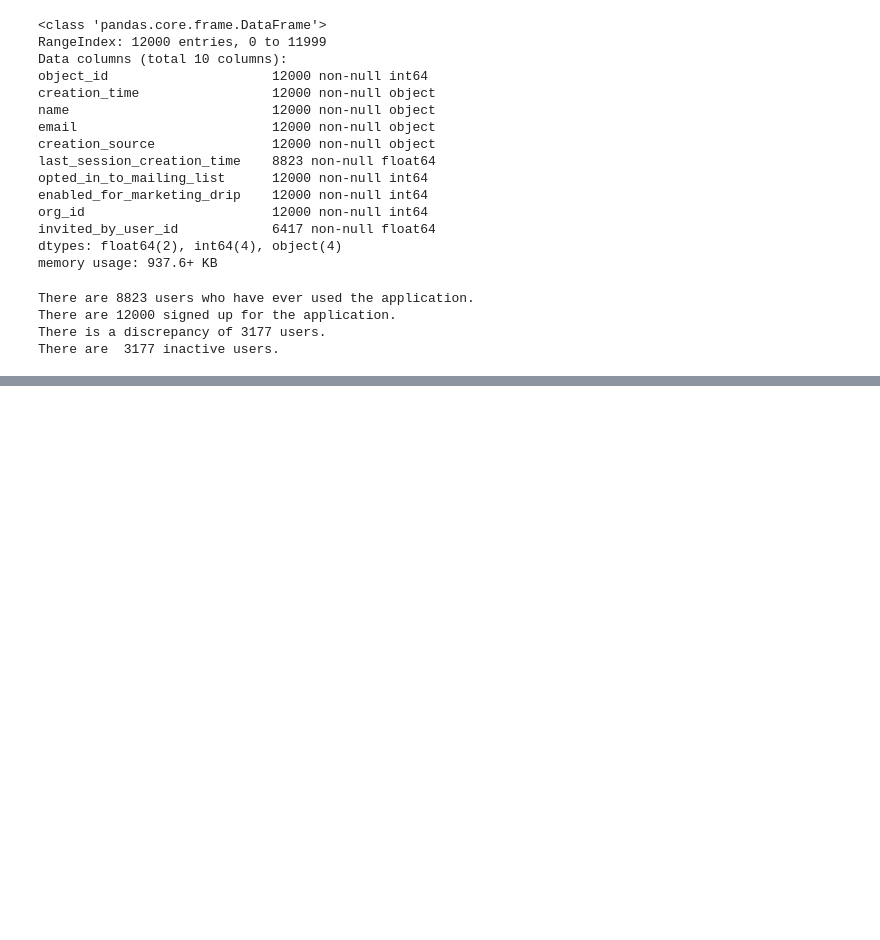
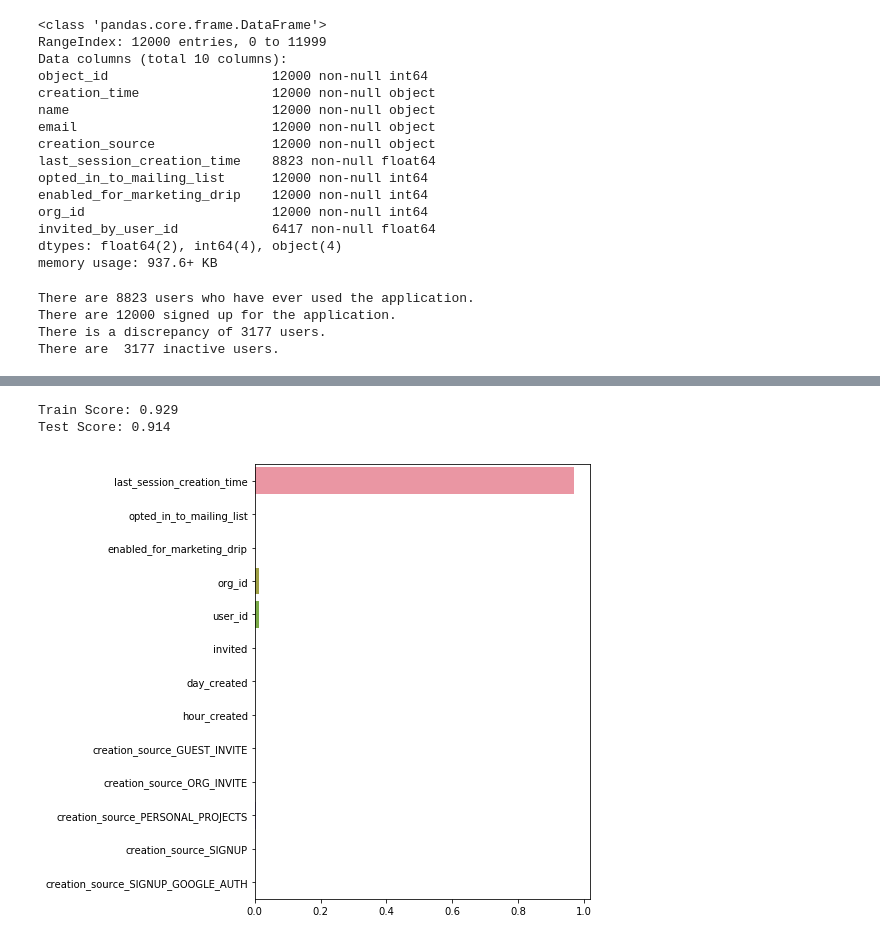
Before and after one commit to zbiswas3/Datascience-Projects, a Jupyter notebook: Relax Inc. Take home challange/relax_challenge.ipynb, the cells around one changed output, grey strips where cells are left out. Cells and saved outputs as stored; diff of their text form; code cells hidden in the pictures; blank space fills up the shorter version.

```diff
--- a/Relax Inc. Take home challange/relax_challenge.ipynb
+++ b/Relax Inc. Take home challange/relax_challenge.ipynb
@@ -80,0 +307,19 @@ There are  3177 inactive users.
+# %%
+models = []
+models.append(('KNN', KNeighborsClassifier()))
+models.append(('SVC', SVC(gamma='auto')))
+models.append(('LR', LogisticRegression(solver='lbfgs')))
+models.append(('DT', DecisionTreeClassifier()))
+models.append(('GNB', GaussianNB()))
+models.append(('RF', RandomForestClassifier(n_estimators=100)))
+models.append(('GB', GradientBoostingClassifier()))
+# %%
+names = []
+scores = []
+for name, model in models:
+    model.fit(X_train, y_train)
+    y_pred = model.predict(X_test)
+    scores.append(accuracy_score(y_test, y_pred))
+    names.append(name)
+tr_split = pd.DataFrame({'Name': names, 'Score': scores})
+print(tr_split)
@@ -80,0 +356,16 @@ There are  3177 inactive users.
+# %%
+clf = GradientBoostingClassifier(verbose=False)
+clf.fit(X_train, y_train)
+print('Train Score:', round(clf.score(X_train,y_train),3))
+print('Test Score:', round(clf.score(X_test,y_test),3))
+# %% [output]
+Train Score: 0.929
+Test Score: 0.914
+# %%
+features = pd.Series(clf.feature_importances_, index=X.columns)
+
+plt.figure(figsize=(6,8))
+sns.barplot(y=X.columns, x=clf.feature_importances_)
+plt.show()
+# %% [output]
+[figure, added]
```
Also changed, not shown: parts of 28 cells of this notebook.
